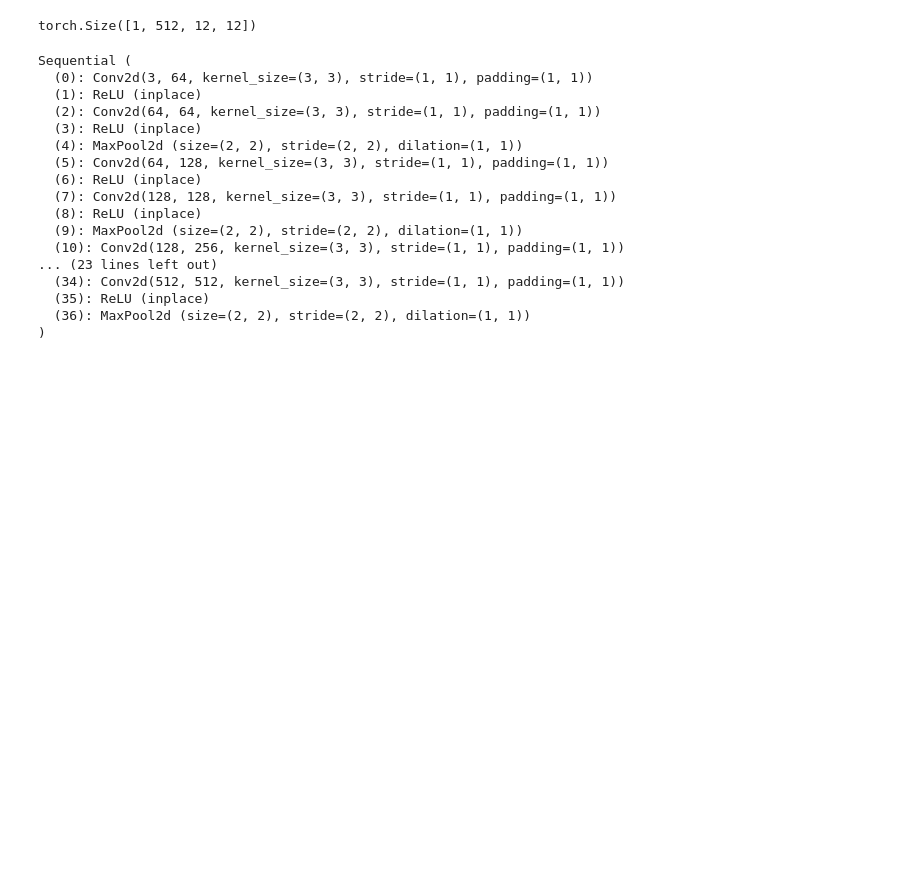
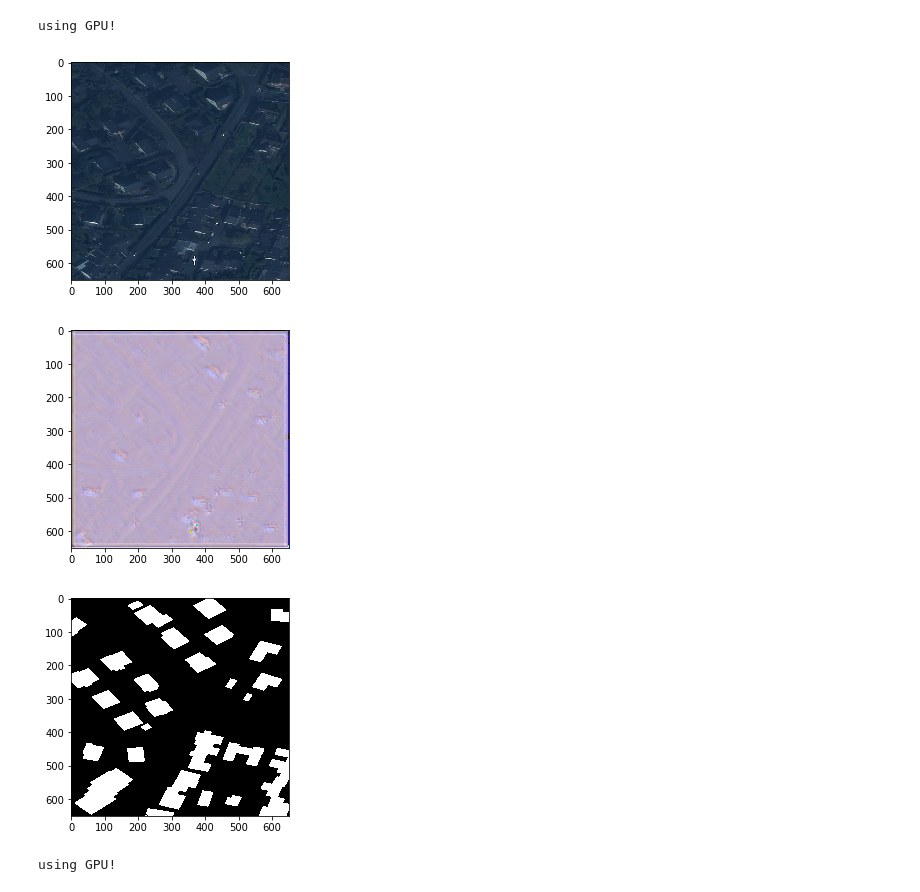
Before and after one commit to Shrirag/spacenet-detection, a Jupyter notebook: stanfordmodel.ipynb, the cells around one changed output. Drawn from its saved outputs; the diff is of its cells as text; code cells hidden in the pictures; blank space fills up the shorter version.

```diff
--- a/stanfordmodel.ipynb
+++ b/stanfordmodel.ipynb
@@ -209,18 +192,16 @@ RuntimeError: invalid argument 2: size '[-1 x 400 x 400]' is invalid for input o
 # %%
-imgTransform = transforms.Compose([transforms.Scale((650, 650)),
-                                   transforms.ToTensor()])
-imgTransform_output = transforms.Compose([transforms.Scale((163, 163)),
-                                   transforms.ToTensor()])
+imgTransform = transforms.Compose([transforms.ToTensor()])
 
-trainData = Spacenet_Dataset("/home/shriragk/project/AOI_2_Vegas_Train/annotations_RGB/trainval.txt",
-                             transform=imgTransform, transform_output = imgTransform_output )
-valData = Spacenet_Dataset("/home/shriragk/project/AOI_2_Vegas_Train/annotations_RGB/test.txt",
-                           transform=imgTransform, transform_output = imgTransform_output)
 
-trainLoader = torch.utils.data.DataLoader(trainData, batch_size = 32,
-                                          shuffle = True, num_workers = 4)
-valLoader = torch.utils.data.DataLoader(valData, batch_size = 1,
-                                        shuffle = False, num_workers = 4)
+trainData = Spacenet_Dataset("/home/shriragk/project/AOI_3_Paris_Train/annotations/trainval.txt",
+                             transform=imgTransform)
+valData = Spacenet_Dataset("/home/shriragk/project/AOI_3_Paris_Train/annotations/test.txt",
+                           transform=imgTransform)
+
+trainLoader = torch.utils.data.DataLoader(trainData, batch_size = 8,
+                                          shuffle = True, num_workers = 16)
+valLoader = torch.utils.data.DataLoader(valData, batch_size = 8,
+                                        shuffle = False, num_workers = 16)
 # %%
 from tqdm import tqdm as tqdm
 
@@ -293,9 +274,11 @@ def train_rnn_model(model, criterion, optimizer, trainData, valData, n_epochs =
     return model
 
 model = StanfordNet()
-criterion = nn.MSELoss()
-optimizer = torch.optim.Adam(model.parameters(), lr = 0.005)
+criterion = nn.BCEWithLogitsLoss()
+optimizer = torch.optim.Adam(model.parameters(), lr = 0.1e-3, weight_decay = 0.1 , betas = (0.9, 0.999))
 
 
 # Train the previously defined model.
-trained_model = train_rnn_model(model, criterion, optimizer, trainLoader, valLoader, n_epochs = 2, use_gpu = True)
+trained_model = train_rnn_model(nn.DataParallel(model), criterion, optimizer, trainLoader, valLoader, n_epochs = 5, use_gpu = True)
+# %% [output]
+using GPU!
@@ -304,25 +285,10 @@ test = models.vgg19(pretrained=True).features
-# %%
-x = Variable(torch.Tensor(1,3,400,400))
-print(test(x).size())
-# %% [output]
-torch.Size([1, 512, 12, 12])
-# %%
-test
-# %% [output]
-Sequential (
-  (0): Conv2d(3, 64, kernel_size=(3, 3), stride=(1, 1), padding=(1, 1))
-  (1): ReLU (inplace)
-  (2): Conv2d(64, 64, kernel_size=(3, 3), stride=(1, 1), padding=(1, 1))
-  (3): ReLU (inplace)
-  (4): MaxPool2d (size=(2, 2), stride=(2, 2), dilation=(1, 1))
-  (5): Conv2d(64, 128, kernel_size=(3, 3), stride=(1, 1), padding=(1, 1))
-  (6): ReLU (inplace)
-  (7): Conv2d(128, 128, kernel_size=(3, 3), stride=(1, 1), padding=(1, 1))
-  (8): ReLU (inplace)
-  (9): MaxPool2d (size=(2, 2), stride=(2, 2), dilation=(1, 1))
-  (10): Conv2d(128, 256, kernel_size=(3, 3), stride=(1, 1), padding=(1, 1))
-... (23 lines left out)
-  (34): Conv2d(512, 512, kernel_size=(3, 3), stride=(1, 1), padding=(1, 1))
-  (35): ReLU (inplace)
-  (36): MaxPool2d (size=(2, 2), stride=(2, 2), dilation=(1, 1))
-)
+# %%
+sample_out, sample_inp, out = get_sample(trained_model.cuda())
+# %% [output]
+[figure, added]
+[figure, added]
+[figure, added]
+# %%
+trained_model = train_rnn_model(trained_model, criterion, optimizer, trainLoader, valLoader, n_epochs = 2, use_gpu = True)
+# %% [output]
+using GPU!
```
Also changed, not shown: parts of 9 cells of this notebook.
